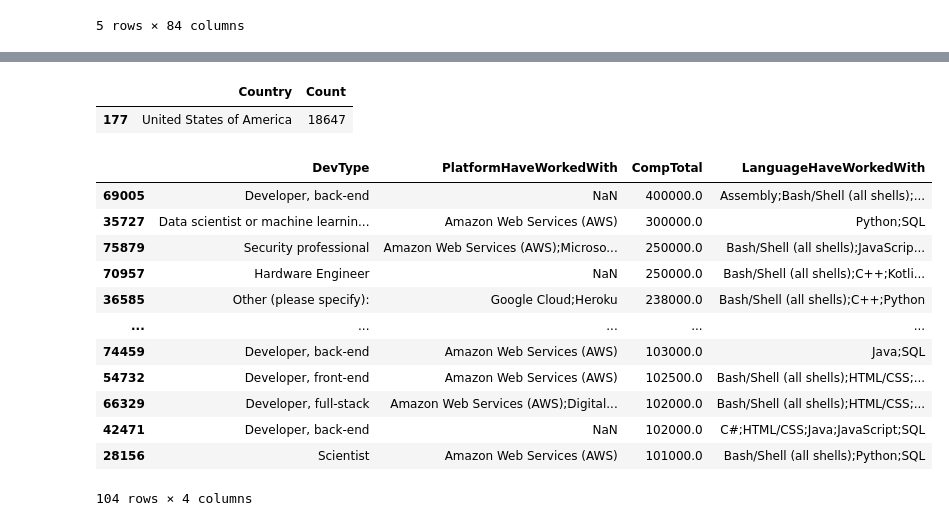
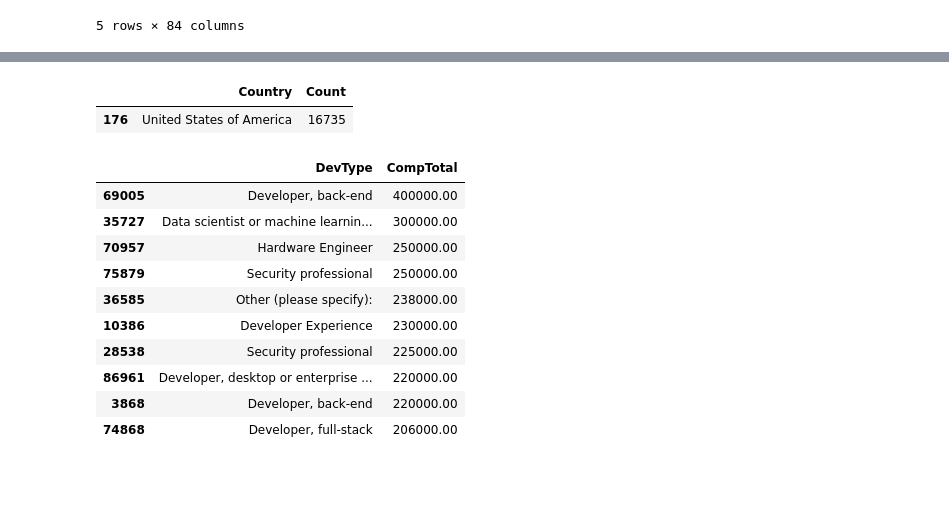
Before and after one commit to joshuaSamuel06/Tech-Jobs-Analysis, a Jupyter notebook: Joshua/Data/cleaning.ipynb, the cells around one changed output, grey strips where cells are left out. Cells and saved outputs as stored; diff of their text form; code cells hidden in the pictures; blank space fills up the shorter version.

```diff
--- a/Joshua/Data/cleaning.ipynb
+++ b/Joshua/Data/cleaning.ipynb
@@ -3,6 +3,10 @@ import pandas as pd
 import matplotlib.pyplot as plt
 import seaborn as sns
 import numpy as np
+import plotly.graph_objects as go
+from matplotlib.pyplot import figure
+import plotly.express as px
 import math
-data = pd.read_csv("survey_results_public.csv")
+pd.set_option('display.float_format', '{:.2f}'.format)
+Data = pd.read_csv("survey_results_public.csv")
 # %%
@@ -15,8 +19,10 @@ data.head()
 | 3 | 4 | I agree | I am a developer by profession | 25-34 years old | Employed, full-time | Hybrid (some remote, some in-person) | Hobby | Bachelor’s degree (B.A., B.S., B.... | ... |
 | 4 | 5 | I agree | I am a developer by profession | 25-34 years old | Employed, full-time;Independent c... | Remote | Hobby;Contribute to open-source p... | Bachelor’s degree (B.A., B.S., B.... | ... |
 5 rows × 84 columns
+# %%
+Data = Data.dropna(subset=["DevType"])
 # %%
-data.drop(["SurveyLength","SurveyEase","Frequency_1","Frequency_2","Frequency_3", "TimeSearching", "TimeAnswering", "NEWSOSites", "SOVisitFreq", "SOAccount", "SOPartFreq", "SOComm", "SOAI","TBranch",
+Data.drop(["SurveyLength","SurveyEase","Frequency_1","Frequency_2","Frequency_3", "TimeSearching", "TimeAnswering", "NEWSOSites", "SOVisitFreq", "SOAccount", "SOPartFreq", "SOComm", "SOAI","TBranch",
 "Knowledge_1","Knowledge_2", "Knowledge_3", "Knowledge_4", "Knowledge_5", "Knowledge_6", "Knowledge_7", "Knowledge_8"
 ],axis=1,inplace=True)
 # %%
@@ -95,25 +125,24 @@ plt.xticks(range(len(LangDict)), list(LangDict.keys()), rotation = 'vertical')
 # %%
-new = data.groupby(['Country'])['Country'].count()
+new = Data.groupby(['Country'])['Country'].count()
 new= pd.DataFrame(new)
 new = new.rename(columns={'Country': 'Count'})
 new=new.reset_index()
 new[new['Count']== new['Count'].max()]
 # %% [output]
 |  | Country | Count |
-| 177 | United States of America | 18647 |
+| 176 | United States of America | 16735 |
 # %%
-data[(data["Country"]=="United States of America") & (data["CompTotal"] > 100000) & (data["WorkExp"]<2)][["DevType","PlatformHaveWorkedWith","CompTotal","LanguageHaveWorkedWith"]].sort_values(by=['CompTotal'],ascending=False)
+salary = Data[(Data["Country"]=="United States of America")  & (Data["WorkExp"]<=1)][["DevType","CompTotal"]].sort_values(by=['CompTotal'],ascending=False)
+salary.head(10)
 # %% [output]
-|  | DevType | PlatformHaveWorkedWith | CompTotal | LanguageHaveWorkedWith |
-| 69005 | Developer, back-end | NaN | 400000.0 | Assembly;Bash/Shell (all shells);... |
-| 35727 | Data scientist or machine learnin... | Amazon Web Services (AWS) | 300000.0 | Python;SQL |
-| 75879 | Security professional | Amazon Web Services (AWS);Microso... | 250000.0 | Bash/Shell (all shells);JavaScrip... |
-| 70957 | Hardware Engineer | NaN | 250000.0 | Bash/Shell (all shells);C++;Kotli... |
-| 36585 | Other (please specify): | Google Cloud;Heroku | 238000.0 | Bash/Shell (all shells);C++;Python |
-| ... | ... | ... | ... | ... |
-| 74459 | Developer, back-end | Amazon Web Services (AWS) | 103000.0 | Java;SQL |
-| 54732 | Developer, front-end | Amazon Web Services (AWS) | 102500.0 | Bash/Shell (all shells);HTML/CSS;... |
-| 66329 | Developer, full-stack | Amazon Web Services (AWS);Digital... | 102000.0 | Bash/Shell (all shells);HTML/CSS;... |
-| 42471 | Developer, back-end | NaN | 102000.0 | C#;HTML/CSS;Java;JavaScript;SQL |
-| 28156 | Scientist | Amazon Web Services (AWS) | 101000.0 | Bash/Shell (all shells);Python;SQL |
+|  | DevType | CompTotal |
+| 69005 | Developer, back-end | 400000.00 |
+| 35727 | Data scientist or machine learnin... | 300000.00 |
+| 70957 | Hardware Engineer | 250000.00 |
+| 75879 | Security professional | 250000.00 |
+| 36585 | Other (please specify): | 238000.00 |
+| 10386 | Developer Experience | 230000.00 |
+| 28538 | Security professional | 225000.00 |
+| 86961 | Developer, desktop or enterprise ... | 220000.00 |
+| 3868 | Developer, back-end | 220000.00 |
+| 74868 | Developer, full-stack | 206000.00 |
-104 rows × 4 columns
```
Also changed, not shown: parts of 18 cells of this notebook.
